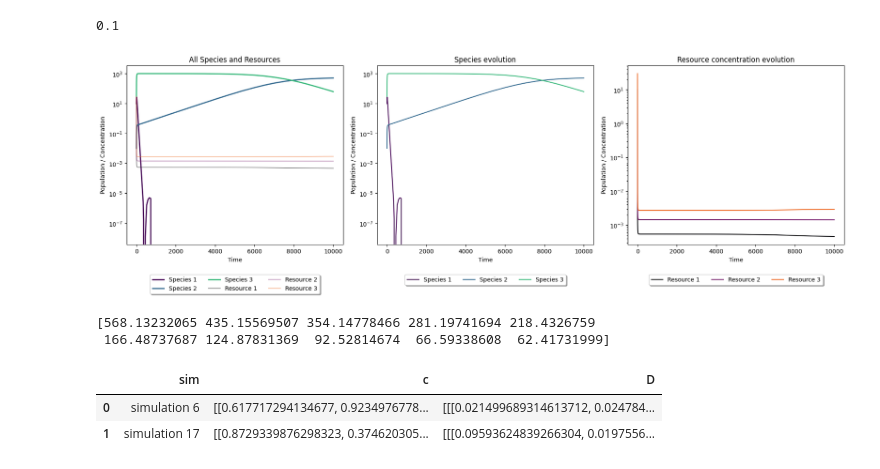
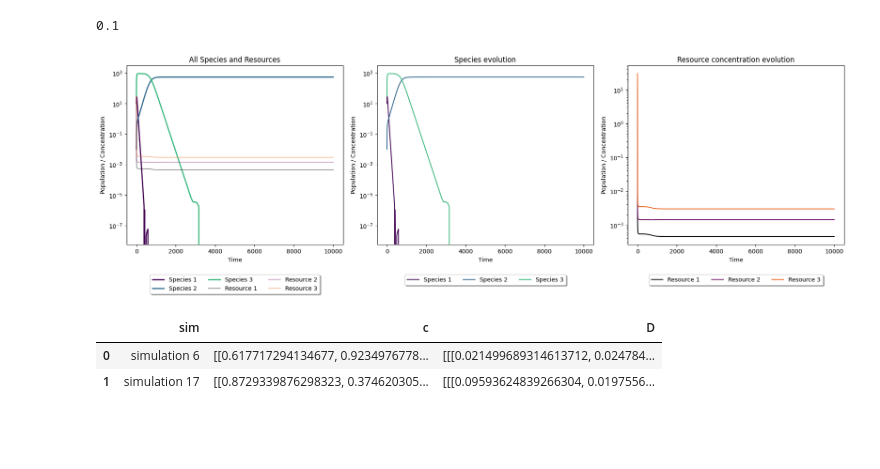
Before and after one commit to GiveMe1Coffee/m6-consumer-resource-model, a Jupyter notebook: M6_project.ipynb, the cells around one changed output. Drawn from its saved outputs; the diff is of its cells as text; code cells hidden in the pictures; blank space fills up the shorter version.

```diff
--- a/M6_project.ipynb
+++ b/M6_project.ipynb
@@ -297,7 +297,7 @@ y0 = np.append(np.array(N0),R0) # starting state
 g = np.ones(n_species) # CONVERSION FACTOR from energy uptake to growth rate, for each species
 g[0] = 0.25   #species 1
 g[1] = 0.5   #species 2
-g[2] = 0.55   #species 3
+g[2] = 0.5   #species 3
 
 
 K = np.ones(n_cs) # AFFINITY of each resource (consider making this small)
@@ -315,9 +315,9 @@ c[1,0] = 1   #species 2 resource 1
 c[1,1] = 1   #species 2 resource 2
 c[1,2] = 1  #species 2 resource 3
 
-c[2,0] = 0.9   #species 3 resource 1
-c[2,1] = 0.9   #species 3 resource 2
-c[2,2] = 0.9   #species 3 resource 3
+c[2,0] = 1   #species 3 resource 1
+c[2,1] = 1   #species 3 resource 2
+c[2,2] = 0.8   #species 3 resource 3
 
 # J est calculé dans le model à partir de c, R et K
 '''
@@ -425,34 +425,33 @@ axs[0].set_title('All Species and Resources')
 for i in range(n_species):
     axs[1].plot(solutions_simple.t,
                 solutions_simple.y[i],
                 label=legend_species[i],
                 color=colors_species[i])
 axs[1].set_yscale('log')
 axs[1].set_title('Species evolution')
 
 # Troisième graphique avec seulement les cs
 for i in range(n_cs):
     axs[2].plot(solutions_simple.t,
                 solutions_simple.y[i+n_species],
                 label=legend_cs[i],
                 color=colors_cs[i])
 axs[2].set_yscale('log')
 axs[2].set_title('Resource concentration evolution')
 
 # Titres et légendes
 for ax in axs:
     ax.set_xlabel('Time')
     ax.set_ylabel('Population / Concentration')
     ax.legend(loc='upper center',
               bbox_to_anchor=(0.5, -0.15),
               fancybox=True,
               shadow=True,
               ncol=3)
 
 plt.tight_layout()
 plt.show()
-print(solutions_simple.y[2][-10:])
+f2 = solutions_simple.y[1][-1:]
+f3 = solutions_simple.y[2][-1:]
 # %% [output]
-[figure, old version]
+[figure, new version]
-[568.13232065 435.15569507 354.14778466 281.19741694 218.4326759
- 166.48737687 124.87831369  92.52814674  66.59338608  62.41731999]
```
Also changed, not shown: parts of 1 cell of this notebook.
